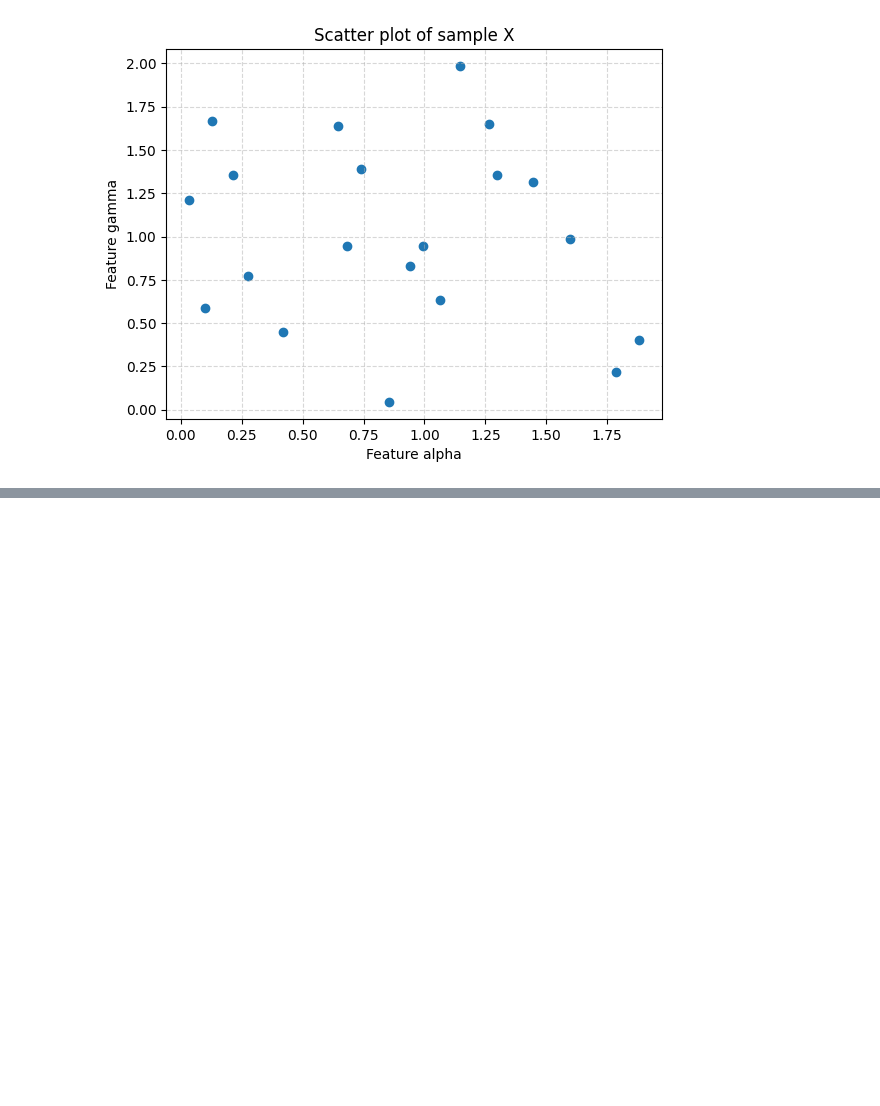
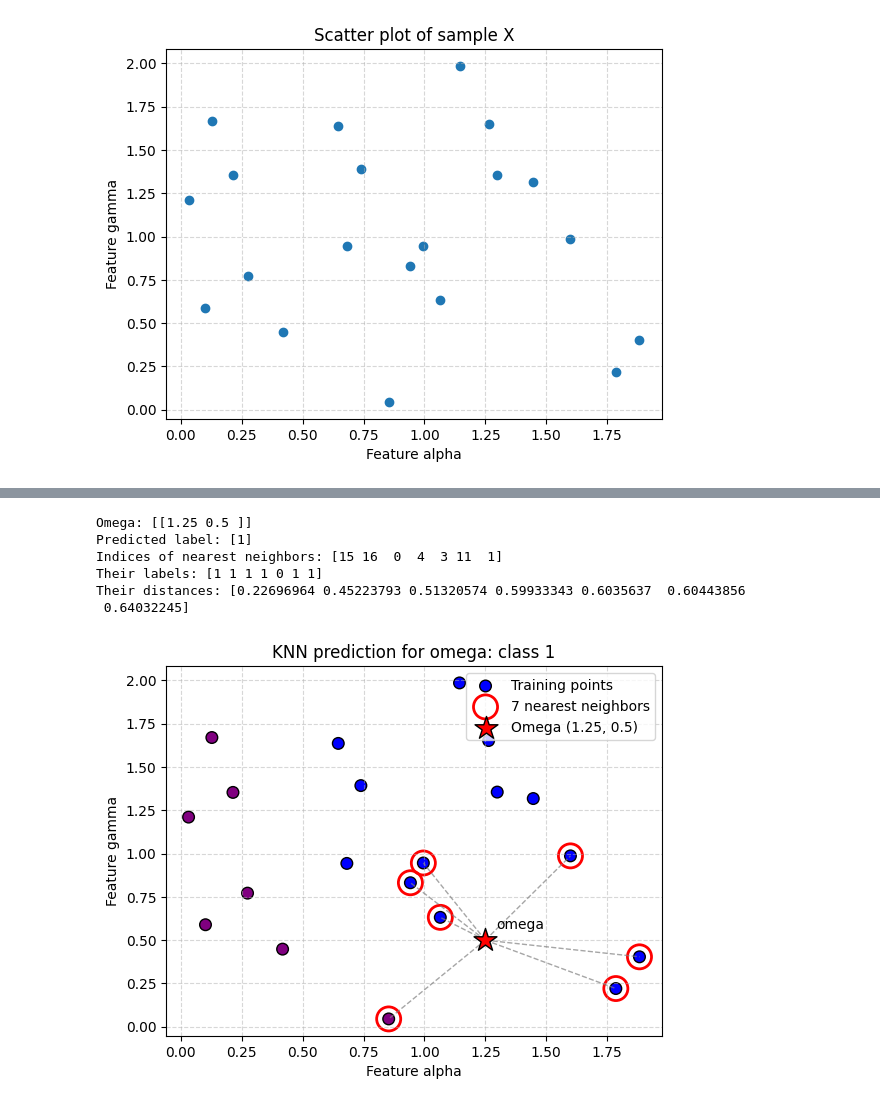
Before and after one commit to vennfungus/basic-ml, a Jupyter notebook: classification.ipynb, the cells around one changed output, grey strips where cells are left out. Cells and saved outputs as stored; diff of their text form; code cells hidden in the pictures; blank space fills up the shorter version.

```diff
--- a/classification.ipynb
+++ b/classification.ipynb
@@ -305,0 +310,48 @@ Accuracy with K=2: 100.0%
+# %%
+# For example of using the KNN model have trained
+
+# Denote point of omega(1.25, 0.5)
+omega = np.array([[1.25, 0.5]])
+print("Omega:", omega)
+
+# Predict the label of omega with the trained KNN model
+omega_label = knn.predict(omega)
+print("Predicted label:", omega_label)
+
+# Show the k nearest neighbors of omega in the training set
+distances, indices = knn.kneighbors(omega)
+print("Indices of nearest neighbors:", indices[0])
+print("Their labels:", y_nn[indices[0]])
+print("Their distances:", distances[0])
+
+# Plot omega among the training points (the KNN sample)
+colors = np.where(y_nn == 1, "blue", "purple")
+plt.scatter(X_nn[:, 0], X_nn[:, 1], c=colors, edgecolors="k", s=70, label="Training points")
+
+# Highlight the k nearest neighbors of omega
+plt.scatter(X_nn[indices[0], 0], X_nn[indices[0], 1],
+            facecolors="none", edgecolors="red", s=300, linewidths=2, label=f"{k} nearest neighbors")
+
+# Draw dashed lines from omega to its nearest neighbors
+for idx in indices[0]:
+    plt.plot([omega[0, 0], X_nn[idx, 0]], [omega[0, 1], X_nn[idx, 1]],
+             color="gray", linestyle="--", linewidth=1, alpha=0.7)
+
+plt.scatter(omega[:, 0], omega[:, 1], c="red", marker="*", s=300, edgecolors="black",
+            label="Omega (1.25, 0.5)", zorder=5)
+plt.annotate("omega", (omega[0, 0], omega[0, 1]), textcoords="offset points", xytext=(8, 8))
+
+plt.title(f"KNN prediction for omega: class {omega_label[0]}")
+plt.xlabel("Feature alpha")
+plt.ylabel("Feature gamma")
+plt.legend()
+plt.grid(True, linestyle="--", alpha=0.5)
+plt.show()
+# %% [output]
+Omega: [[1.25 0.5 ]]
+Predicted label: [1]
+Indices of nearest neighbors: [15 16  0  4  3 11  1]
+Their labels: [1 1 1 1 0 1 1]
+Their distances: [0.22696964 0.45223793 0.51320574 0.59933343 0.6035637  0.60443856
+ 0.64032245]
+[figure, added]
```
Also changed, not shown: parts of 2 cells of this notebook.
